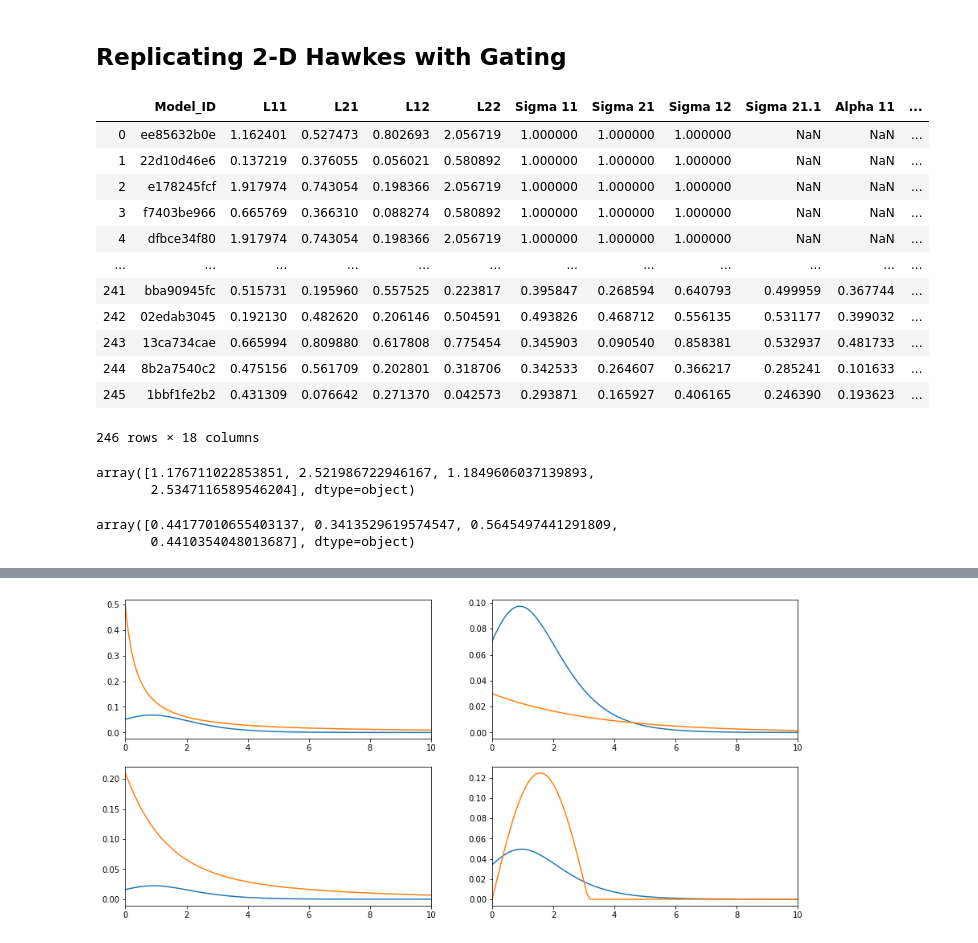
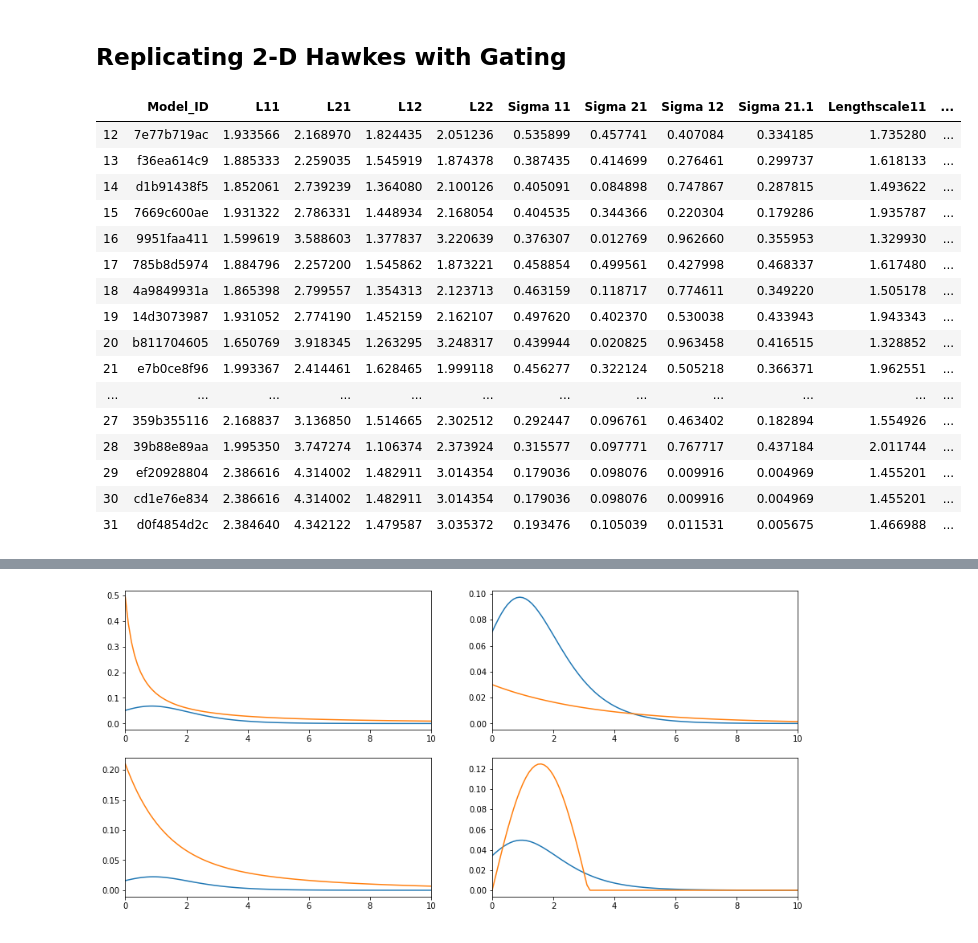
Before and after one commit to yamacisik/gated_kernel_tpp, a Jupyter notebook: kernel_fuctions_experiments.ipynb, the cells around one changed output, grey strips where cells are left out. Drawn from its saved outputs; the diff is of its cells as text; code cells hidden in the pictures.

```diff
--- a/kernel_fuctions_experiments.ipynb
+++ b/kernel_fuctions_experiments.ipynb
@@ -642,19 +642,23 @@ tensor(2.0351)
 # %% [markdown]
 ## Replicating 2-D Hawkes with Gating
 # %%
-params = pd.read_csv('learned_params.csv')
-params
+params = pd.read_csv('learned_params_2.csv')
+params.tail(20)
 # %% [output]
-|  | Model_ID | L11 | L21 | L12 | L22 | Sigma 11 | Sigma 21 | Sigma 12 | Sigma 21.1 | Alpha 11 | ... |
-| 0 | ee85632b0e | 1.162401 | 0.527473 | 0.802693 | 2.056719 | 1.000000 | 1.000000 | 1.000000 | NaN | NaN | ... |
-| 1 | 22d10d46e6 | 0.137219 | 0.376055 | 0.056021 | 0.580892 | 1.000000 | 1.000000 | 1.000000 | NaN | NaN | ... |
-| 2 | e178245fcf | 1.917974 | 0.743054 | 0.198366 | 2.056719 | 1.000000 | 1.000000 | 1.000000 | NaN | NaN | ... |
-| 3 | f7403be966 | 0.665769 | 0.366310 | 0.088274 | 0.580892 | 1.000000 | 1.000000 | 1.000000 | NaN | NaN | ... |
-| 4 | dfbce34f80 | 1.917974 | 0.743054 | 0.198366 | 2.056719 | 1.000000 | 1.000000 | 1.000000 | NaN | NaN | ... |
+|  | Model_ID | L11 | L21 | L12 | L22 | Sigma 11 | Sigma 21 | Sigma 12 | Sigma 21.1 | Lengthscale11 | ... |
+| 12 | 7e77b719ac | 1.933566 | 2.168970 | 1.824435 | 2.051236 | 0.535899 | 0.457741 | 0.407084 | 0.334185 | 1.735280 | ... |
+| 13 | f36ea614c9 | 1.885333 | 2.259035 | 1.545919 | 1.874378 | 0.387435 | 0.414699 | 0.276461 | 0.299737 | 1.618133 | ... |
+| 14 | d1b91438f5 | 1.852061 | 2.739239 | 1.364080 | 2.100126 | 0.405091 | 0.084898 | 0.747867 | 0.287815 | 1.493622 | ... |
+| 15 | 7669c600ae | 1.931322 | 2.786331 | 1.448934 | 2.168054 | 0.404535 | 0.344366 | 0.220304 | 0.179286 | 1.935787 | ... |
+| 16 | 9951faa411 | 1.599619 | 3.588603 | 1.377837 | 3.220639 | 0.376307 | 0.012769 | 0.962660 | 0.355953 | 1.329930 | ... |
+| 17 | 785b8d5974 | 1.884796 | 2.257200 | 1.545862 | 1.873221 | 0.458854 | 0.499561 | 0.427998 | 0.468337 | 1.617480 | ... |
+| 18 | 4a9849931a | 1.865398 | 2.799557 | 1.354313 | 2.123713 | 0.463159 | 0.118717 | 0.774611 | 0.349220 | 1.505178 | ... |
+| 19 | 14d3073987 | 1.931052 | 2.774190 | 1.452159 | 2.162107 | 0.497620 | 0.402370 | 0.530038 | 0.433943 | 1.943343 | ... |
+| 20 | b811704605 | 1.650769 | 3.918345 | 1.263295 | 3.248317 | 0.439944 | 0.020825 | 0.963458 | 0.416515 | 1.328852 | ... |
+| 21 | e7b0ce8f96 | 1.993367 | 2.414461 | 1.628465 | 1.999118 | 0.456277 | 0.322124 | 0.505218 | 0.366371 | 1.962551 | ... |
 | ... | ... | ... | ... | ... | ... | ... | ... | ... | ... | ... | ... |
-| 241 | bba90945fc | 0.515731 | 0.195960 | 0.557525 | 0.223817 | 0.395847 | 0.268594 | 0.640793 | 0.499959 | 0.367744 | ... |
-| 242 | 02edab3045 | 0.192130 | 0.482620 | 0.206146 | 0.504591 | 0.493826 | 0.468712 | 0.556135 | 0.531177 | 0.399032 | ... |
-| 243 | 13ca734cae | 0.665994 | 0.809880 | 0.617808 | 0.775454 | 0.345903 | 0.090540 | 0.858381 | 0.532937 | 0.481733 | ... |
-| 244 | 8b2a7540c2 | 0.475156 | 0.561709 | 0.202801 | 0.318706 | 0.342533 | 0.264607 | 0.366217 | 0.285241 | 0.101633 | ... |
-| 245 | 1bbf1fe2b2 | 0.431309 | 0.076642 | 0.271370 | 0.042573 | 0.293871 | 0.165927 | 0.406165 | 0.246390 | 0.193623 | ... |
+| 27 | 359b355116 | 2.168837 | 3.136850 | 1.514665 | 2.302512 | 0.292447 | 0.096761 | 0.463402 | 0.182894 | 1.554926 | ... |
+| 28 | 39b88e89aa | 1.995350 | 3.747274 | 1.106374 | 2.373924 | 0.315577 | 0.097771 | 0.767717 | 0.437184 | 2.011744 | ... |
+| 29 | ef20928804 | 2.386616 | 4.314002 | 1.482911 | 3.014354 | 0.179036 | 0.098076 | 0.009916 | 0.004969 | 1.455201 | ... |
+| 30 | cd1e76e834 | 2.386616 | 4.314002 | 1.482911 | 3.014354 | 0.179036 | 0.098076 | 0.009916 | 0.004969 | 1.455201 | ... |
+| 31 | d0f4854d2c | 2.384640 | 4.342122 | 1.479587 | 3.035372 | 0.193476 | 0.105039 | 0.011531 | 0.005675 | 1.466988 | ... |
-246 rows × 18 columns
@@ -666,11 +664,0 @@ alphas = params.loc[params.Model_ID ==model_id].values[0][9:13]*6
-# %%
-alphas
-# %% [output]
-array([1.176711022853851, 2.521986722946167, 1.1849606037139893,
-       2.5347116589546204], dtype=object)
-# %%
-lengtscales = params.loc[params.Model_ID ==model_id].values[0][1:5]*3
-lengtscales
-# %% [output]
-array([0.44177010655403137, 0.3413529619574547, 0.5645497441291809,
-       0.4410354048013687], dtype=object)
```
Also changed, not shown: parts of 4 cells of this notebook, 3 other files.
